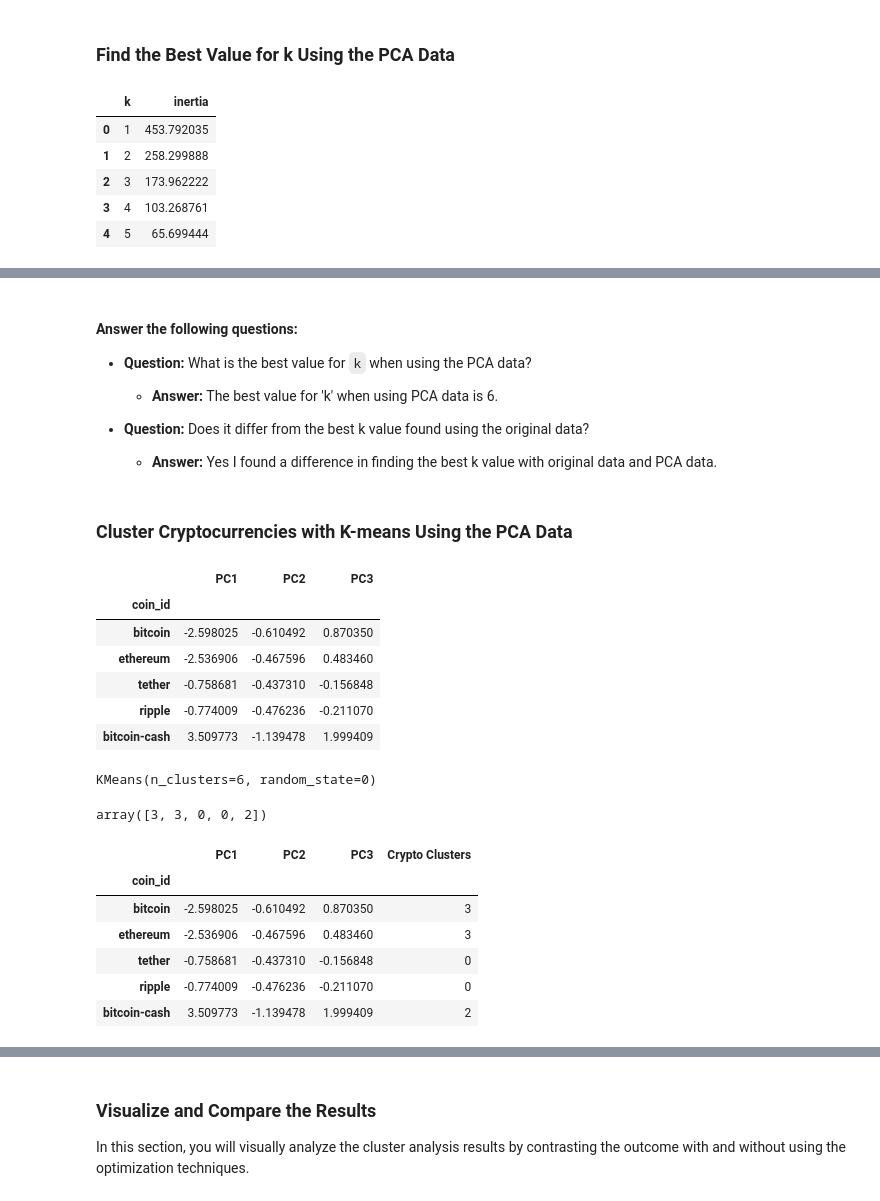
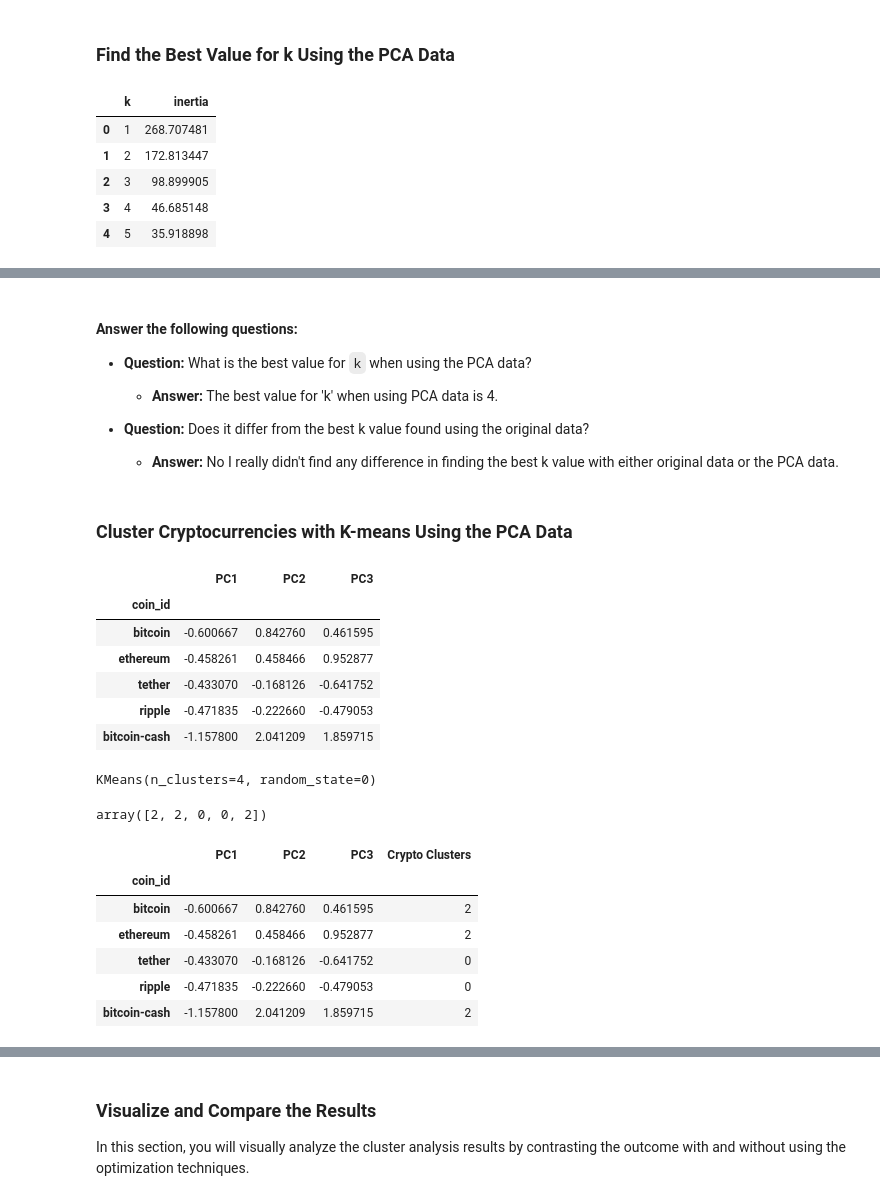
Before and after one commit to Stutimp/CryptoClustering-Unveiling-Market-Trends-with-K-Means-and-PCA, a Jupyter notebook: Crypto_Clustering.ipynb, the cells around one changed output, grey strips where cells are left out. Drawn from its saved outputs; the diff is of its cells as text; code cells hidden in the pictures.

```diff
--- a/Crypto_Clustering.ipynb
+++ b/Crypto_Clustering.ipynb
@@ -198,7 +212,7 @@ pca = PCA(n_components=3)
 # %%
 # Use the PCA model with `fit_transform` to reduce to
 # three principal components.
-crypto_pca = pca.fit_transform(df_crypto_predictions)
+crypto_pca = pca.fit_transform(df_crypto_scaled)
 # View the first five rows of the DataFrame.
 crypto_pca[:5]
 # %% [output]
@@ -225,7 +239,7 @@ array([0.46671458, 0.20134547, 0.18779686])
 crypto_pca_df = pd.DataFrame(crypto_pca, columns = ["PC1", "PC2", "PC3"])
 
 # Copy the crypto names from the original data
-crypto_pca_df["coin_id"] = df_crypto_predictions.index
+crypto_pca_df["coin_id"] = df_crypto_scaled.index
 
 # Set the coinid column as index
 crypto_pca_df = crypto_pca_df.set_index("coin_id")
@@ -270,11 +284,11 @@ df_elbow_crypto_pca = pd.DataFrame(elbow_crypto_pca)
 df_elbow_crypto_pca.head()
 # %% [output]
 |  | k | inertia |
-| 0 | 1 | 453.792035 |
-| 1 | 2 | 258.299888 |
-| 2 | 3 | 173.962222 |
-| 3 | 4 | 103.268761 |
-| 4 | 5 | 65.699444 |
+| 0 | 1 | 268.707481 |
+| 1 | 2 | 172.813447 |
+| 2 | 3 | 98.899905 |
+| 3 | 4 | 46.685148 |
+| 4 | 5 | 35.918898 |
 # %%
 # Plot a line chart with all the inertia values computed with
 # the different values of k to visually identify the optimal value for k.
@@ -291,12 +305,12 @@ df_elbow_crypto_pca.hvplot.line(
 
 * **Question:** What is the best value for `k` when using the PCA data?
 
-  * **Answer:** The best value for 'k' when using PCA data is 6.
+  * **Answer:** The best value for 'k' when using PCA data is 4.
 
 
 * **Question:** Does it differ from the best k value found using the original data?
 
-  * **Answer:** Yes I found a difference in finding the best k value with  original data and PCA data.
+  * **Answer:** No I really didn't find any difference in finding the best k value with either original data or the PCA data.
 # %% [markdown]
 ### Cluster Cryptocurrencies with K-means Using the PCA Data
 # %%
@@ -304,44 +318,44 @@ crypto_pca_df.head()
 # %% [output]
 |  | PC1 | PC2 | PC3 |
 | coin_id |  |  |  |
-| bitcoin | -2.598025 | -0.610492 | 0.870350 |
-| ethereum | -2.536906 | -0.467596 | 0.483460 |
-| tether | -0.758681 | -0.437310 | -0.156848 |
-| ripple | -0.774009 | -0.476236 | -0.211070 |
-| bitcoin-cash | 3.509773 | -1.139478 | 1.999409 |
+| bitcoin | -0.600667 | 0.842760 | 0.461595 |
+| ethereum | -0.458261 | 0.458466 | 0.952877 |
+| tether | -0.433070 | -0.168126 | -0.641752 |
+| ripple | -0.471835 | -0.222660 | -0.479053 |
+| bitcoin-cash | -1.157800 | 2.041209 | 1.859715 |
 # %%
 # Initialize the K-Means model using the best value for k
-model = KMeans(n_clusters = 6, random_state = 0)
+model = KMeans(n_clusters = 4, random_state = 0)
 # %%
 # Fit the K-Means model using the PCA data
 model.fit(crypto_pca_df)
 # %% [output]
-KMeans(n_clusters=6, random_state=0)
+KMeans(n_clusters=4, random_state=0)
 # %%
 # Predict the clusters to group the cryptocurrencies using the PCA data
-crypto_6 = model.predict(crypto_pca_df)
+crypto_four = model.predict(crypto_pca_df)
 
 # Print the resulting array of cluster values.
-crypto_6[:5]
+crypto_four[:5]
 # %% [output]
-array([3, 3, 0, 0, 2])
+array([2, 2, 0, 0, 2])
 # %%
 # Create a copy of the DataFrame with the PCA data
-crypto_6_pca__predictions_df = crypto_pca_df.copy()
+crypto_four_pca__predictions_df = crypto_pca_df.copy()
 
 # Add a new column to the DataFrame with the predicted clusters
-crypto_6_pca__predictions_df["Crypto Clusters"] = crypto_6
+crypto_four_pca__predictions_df["Crypto Clusters"] = crypto_four
 
 # Display sample data
-crypto_6_pca__predictions_df.head()
+crypto_four_pca__predictions_df.head()
 # %% [output]
 |  | PC1 | PC2 | PC3 | Crypto Clusters |
 | coin_id |  |  |  |  |
-| bitcoin | -2.598025 | -0.610492 | 0.870350 | 3 |
-| ethereum | -2.536906 | -0.467596 | 0.483460 | 3 |
-| tether | -0.758681 | -0.437310 | -0.156848 | 0 |
-| ripple | -0.774009 | -0.476236 | -0.211070 | 0 |
-| bitcoin-cash | 3.509773 | -1.139478 | 1.999409 | 2 |
+| bitcoin | -0.600667 | 0.842760 | 0.461595 | 2 |
+| ethereum | -0.458261 | 0.458466 | 0.952877 | 2 |
+| tether | -0.433070 | -0.168126 | -0.641752 | 0 |
+| ripple | -0.471835 | -0.222660 | -0.479053 | 0 |
+| bitcoin-cash | -1.157800 | 2.041209 | 1.859715 | 2 |
 # %%
 # Create a scatter plot using hvPlot by setting
 # `x="PC1"` and `y="PC2"`.
```
Also changed, not shown: parts of 18 cells of this notebook, 2 other files.
